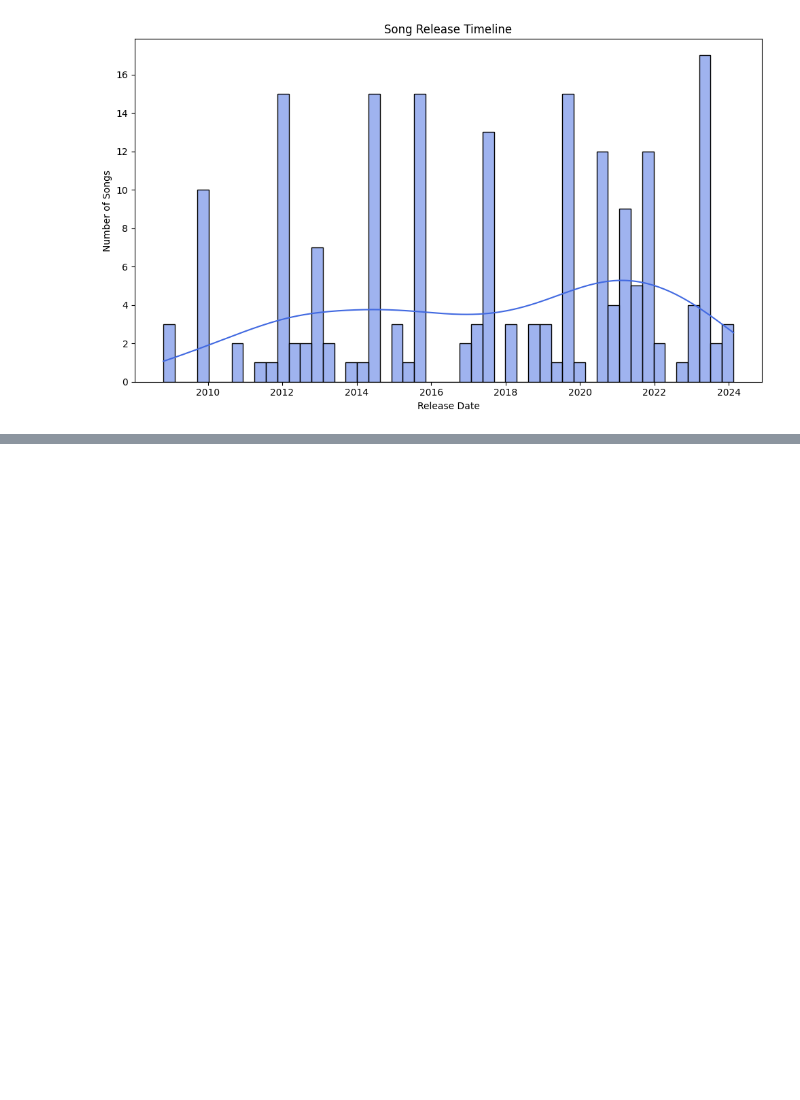
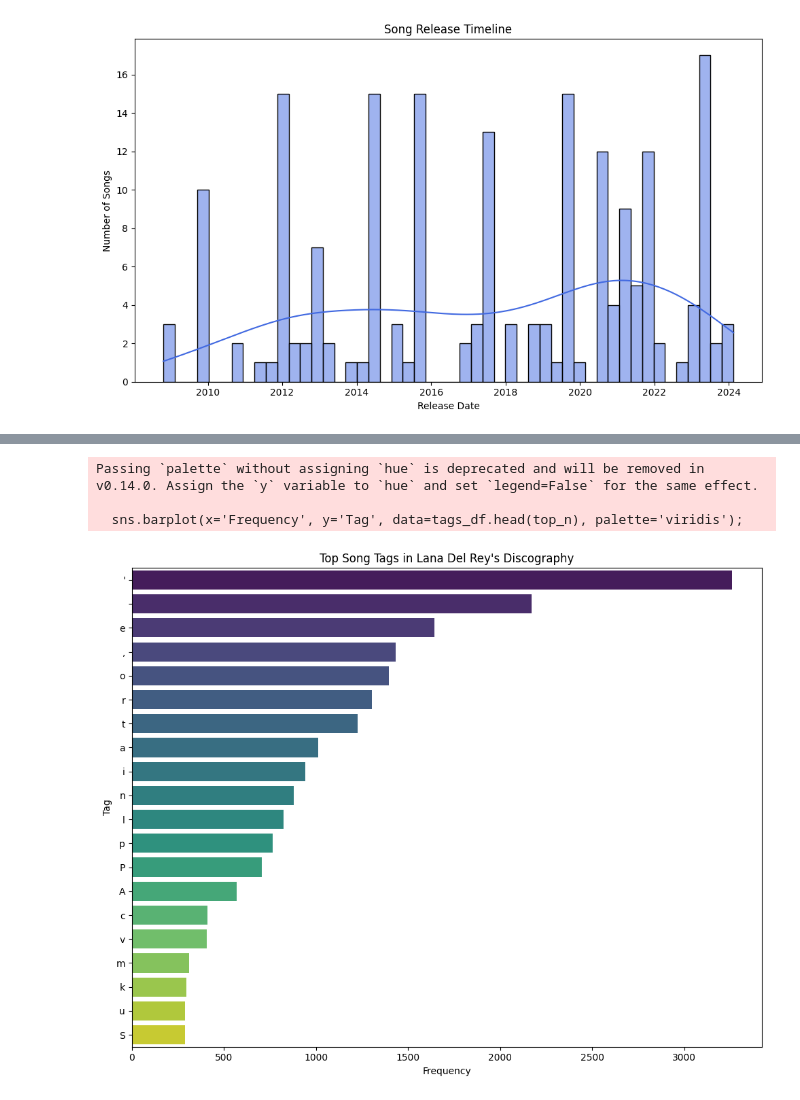
Before and after one commit to umarfarooqcode/ldr_discography_released, a Jupyter notebook: ldr_discography_released.ipynb, the cells around one changed output, grey strips where cells are left out. Drawn from its saved outputs; the diff is of its cells as text; code cells hidden in the pictures; blank space fills up the shorter version.

```diff
--- a/ldr_discography_released.ipynb
+++ b/ldr_discography_released.ipynb
@@ -97,0 +193,27 @@ plt.show()
+# %%
+# Assuming the column containing tags is named 'song_tags'
+# Convert string representations of lists into actual lists if necessary
+# Here, we're assuming tags are already in an interpretable list format directly in the dataframe
+
+# Flatten the list of tags
+all_tags = list(chain.from_iterable(ldr_discography_released_df['song_tags']))
+
+# Count the frequency of each tag
+tag_counts = Counter(all_tags)
+# %%
+tags_df = pd.DataFrame(tag_counts.items(), columns=['Tag', 'Frequency']).sort_values(by='Frequency', ascending=False)
+# %%
+# Visualize the top N tags for clarity
+top_n = 20
+plt.figure(figsize=(10, 8));
+sns.barplot(x='Frequency', y='Tag', data=tags_df.head(top_n), palette='viridis');
+plt.title('Top Song Tags in Lana Del Rey\'s Discography');
+plt.xlabel('Frequency');
+plt.ylabel('Tag');
+plt.tight_layout();
+plt.show();
+# %% [output]
+Passing `palette` without assigning `hue` is deprecated and will be removed in v0.14.0. Assign the `y` variable to `hue` and set `legend=False` for the same effect.
+
+  sns.barplot(x='Frequency', y='Tag', data=tags_df.head(top_n), palette='viridis');
+[figure, added]
```
Also changed, not shown: parts of 10 cells of this notebook.
